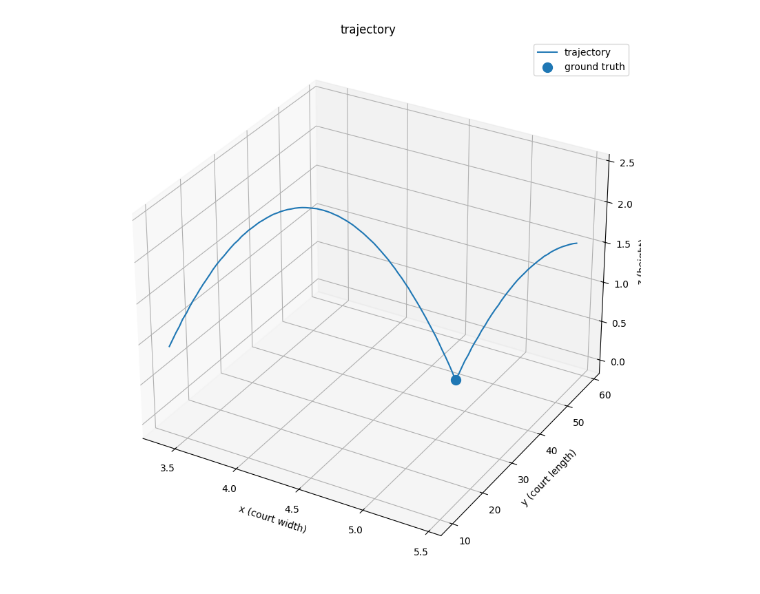
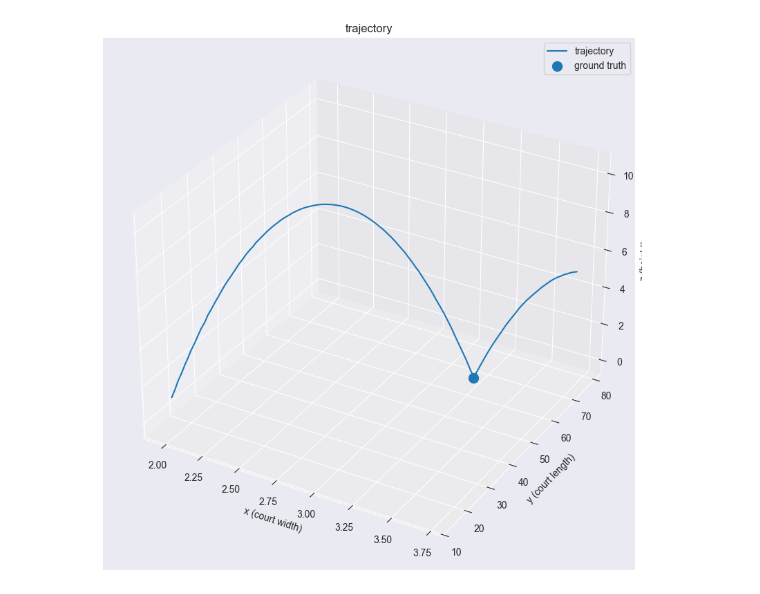
Before and after one commit to anshkamkhalia/TennisTracker, a Jupyter notebook: src/reconstructionV2/visualizer.ipynb, the cells around one changed output. Cells and saved outputs as stored; diff of their text form; code cells hidden in the pictures.

```diff
--- a/src/reconstructionV2/visualizer.ipynb
+++ b/src/reconstructionV2/visualizer.ipynb
@@ -94,38 +95,41 @@ from eot_data import generate_dataset
 import numpy as np
 import matplotlib.pyplot as plt
 from mpl_toolkits.mplot3d import Axes3D
+import seaborn as sns
+
+sns.set_style("darkgrid")
 
 # generate one sample
-sequences, labels = generate_dataset(num_samples=1, seq_len=120)
+sequences, labels = generate_dataset(num_samples=1, seq_len=120, stroke_type="lob")
 
 # extract first trajectory
 sequence = sequences[0]   # shape (60, 3)
 label = labels[0]         # shape (2,)
 
 # split coordinates
 x_t = sequence[:, 0]
 y_t = sequence[:, 1]
 z_t = sequence[:, 2]
 
 # ground truth landing point
 x_land, y_land = label
 
 
 fig = plt.figure(figsize=(20, 10))
 ax = fig.add_subplot(111, projection='3d')
 
 # trajectory
 ax.plot(x_t, y_t, z_t, label="trajectory")
 
 # ground truth
 ax.scatter(x_land, y_land, 0, s=100, label="ground truth")
 
 ax.set_xlabel("x (court width)")
 ax.set_ylabel("y (court length)")
 ax.set_zlabel("z (height)")
 ax.set_title("trajectory")
 
 ax.legend()
 plt.show()
 # %% [output]
-[figure, old version]
+[figure, new version]
```
Also changed, not shown: parts of 3 cells of this notebook, 3 other files.
